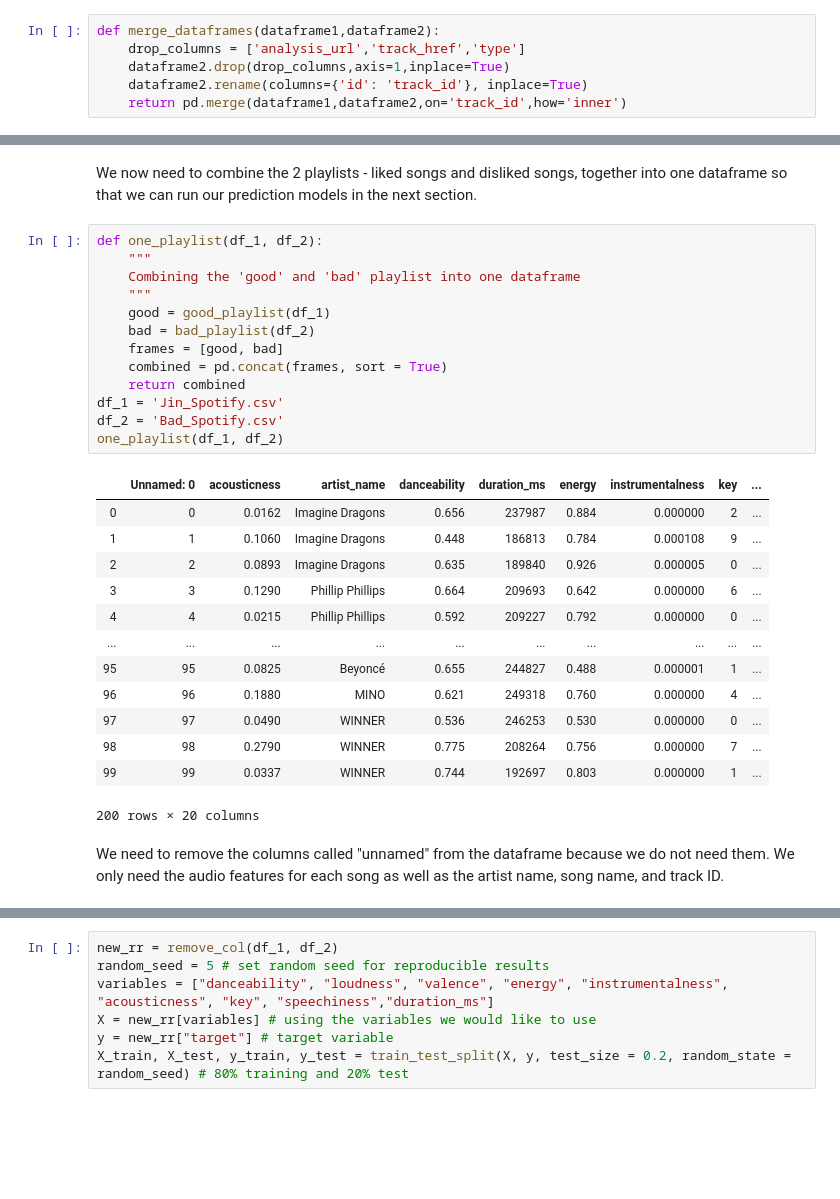
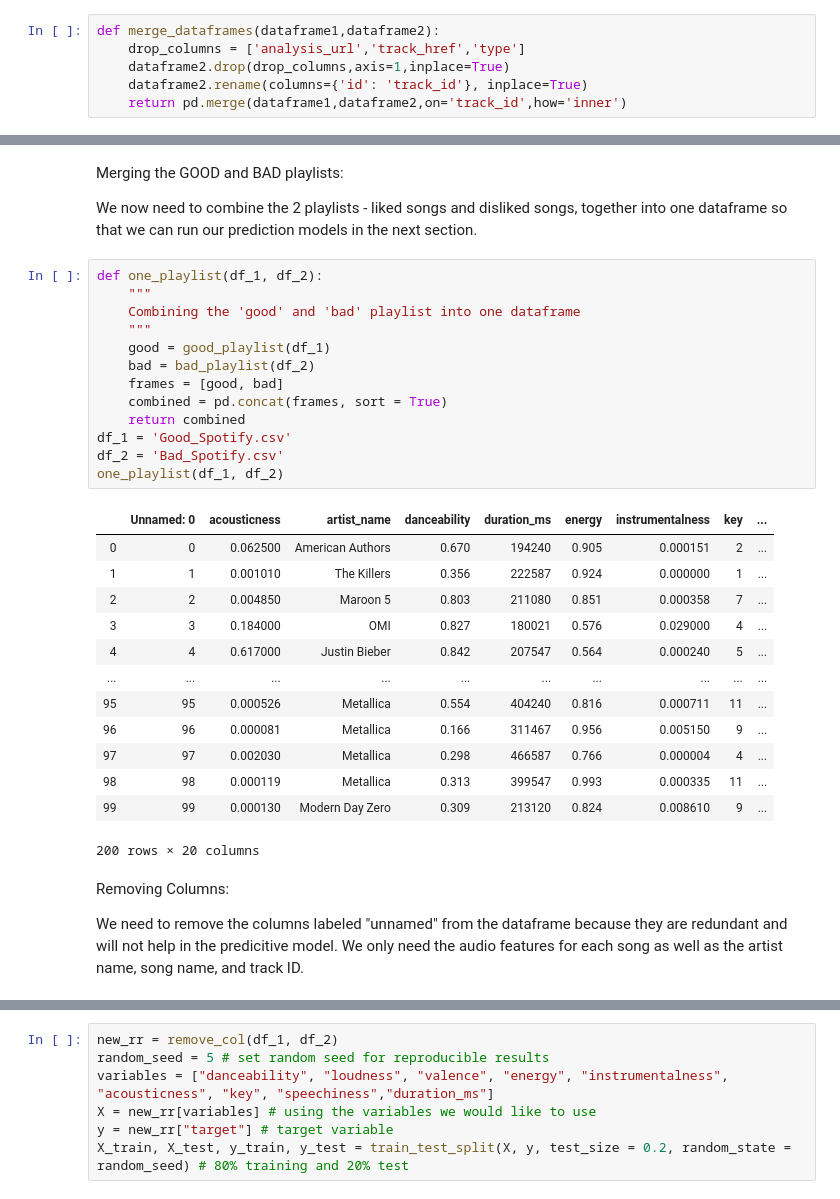
Before and after one commit to btjoajadi/Final_Python_Project, a Jupyter notebook: Spotify_Prediction.ipynb, the cells around one changed output, grey strips where cells are left out. Cells and saved outputs as stored; diff of their text form; blank space fills up the shorter version.

```diff
--- a/Spotify_Prediction.ipynb
+++ b/Spotify_Prediction.ipynb
@@ -220,34 +282,38 @@ bad_hist('Bad_Spotify.csv')
 # %% [markdown]
+Merging the GOOD and BAD playlists:
+
 We now need to combine the 2 playlists - liked songs and disliked songs, together into one dataframe so that we can run our prediction models in the next section.
 # %%
 def one_playlist(df_1, df_2):
     """
     Combining the 'good' and 'bad' playlist into one dataframe
     """
     good = good_playlist(df_1)
     bad = bad_playlist(df_2)
     frames = [good, bad]
     combined = pd.concat(frames, sort = True)
     return combined
-df_1 = 'Jin_Spotify.csv'
+df_1 = 'Good_Spotify.csv'
 df_2 = 'Bad_Spotify.csv'
 one_playlist(df_1, df_2)
 # %% [output]
 |  | Unnamed: 0 | acousticness | artist_name | danceability | duration_ms | energy | instrumentalness | key | ... |
-| 0 | 0 | 0.0162 | Imagine Dragons | 0.656 | 237987 | 0.884 | 0.000000 | 2 | ... |
-| 1 | 1 | 0.1060 | Imagine Dragons | 0.448 | 186813 | 0.784 | 0.000108 | 9 | ... |
-| 2 | 2 | 0.0893 | Imagine Dragons | 0.635 | 189840 | 0.926 | 0.000005 | 0 | ... |
-| 3 | 3 | 0.1290 | Phillip Phillips | 0.664 | 209693 | 0.642 | 0.000000 | 6 | ... |
-| 4 | 4 | 0.0215 | Phillip Phillips | 0.592 | 209227 | 0.792 | 0.000000 | 0 | ... |
+| 0 | 0 | 0.062500 | American Authors | 0.670 | 194240 | 0.905 | 0.000151 | 2 | ... |
+| 1 | 1 | 0.001010 | The Killers | 0.356 | 222587 | 0.924 | 0.000000 | 1 | ... |
+| 2 | 2 | 0.004850 | Maroon 5 | 0.803 | 211080 | 0.851 | 0.000358 | 7 | ... |
+| 3 | 3 | 0.184000 | OMI | 0.827 | 180021 | 0.576 | 0.029000 | 4 | ... |
+| 4 | 4 | 0.617000 | Justin Bieber | 0.842 | 207547 | 0.564 | 0.000240 | 5 | ... |
 | ... | ... | ... | ... | ... | ... | ... | ... | ... | ... |
-| 95 | 95 | 0.0825 | Beyoncé | 0.655 | 244827 | 0.488 | 0.000001 | 1 | ... |
-| 96 | 96 | 0.1880 | MINO | 0.621 | 249318 | 0.760 | 0.000000 | 4 | ... |
-| 97 | 97 | 0.0490 | WINNER | 0.536 | 246253 | 0.530 | 0.000000 | 0 | ... |
-| 98 | 98 | 0.2790 | WINNER | 0.775 | 208264 | 0.756 | 0.000000 | 7 | ... |
-| 99 | 99 | 0.0337 | WINNER | 0.744 | 192697 | 0.803 | 0.000000 | 1 | ... |
+| 95 | 95 | 0.000526 | Metallica | 0.554 | 404240 | 0.816 | 0.000711 | 11 | ... |
+| 96 | 96 | 0.000081 | Metallica | 0.166 | 311467 | 0.956 | 0.005150 | 9 | ... |
+| 97 | 97 | 0.002030 | Metallica | 0.298 | 466587 | 0.766 | 0.000004 | 4 | ... |
+| 98 | 98 | 0.000119 | Metallica | 0.313 | 399547 | 0.993 | 0.000335 | 11 | ... |
+| 99 | 99 | 0.000130 | Modern Day Zero | 0.309 | 213120 | 0.824 | 0.008610 | 9 | ... |
 200 rows × 20 columns
 # %% [markdown]
-We need to remove the columns called "unnamed" from the dataframe because we do not need them. We only need the audio features for each song as well as the artist name, song name, and track ID.
+Removing Columns:
+
+We need to remove the columns labeled "unnamed" from the dataframe because they are redundant and will not help in the predicitive model. We only need the audio features for each song as well as the artist name, song name, and track ID.
 # %%
 def remove_col(df_1, df_2):
     """
```
Also changed, not shown: parts of 38 cells of this notebook, 1 other file.
